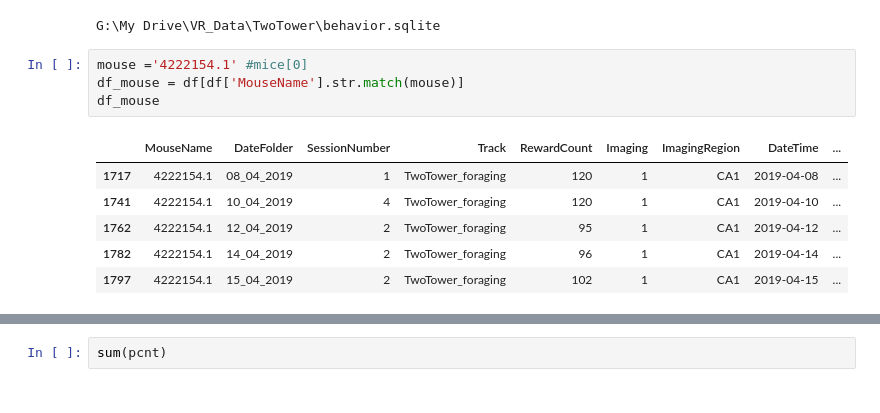
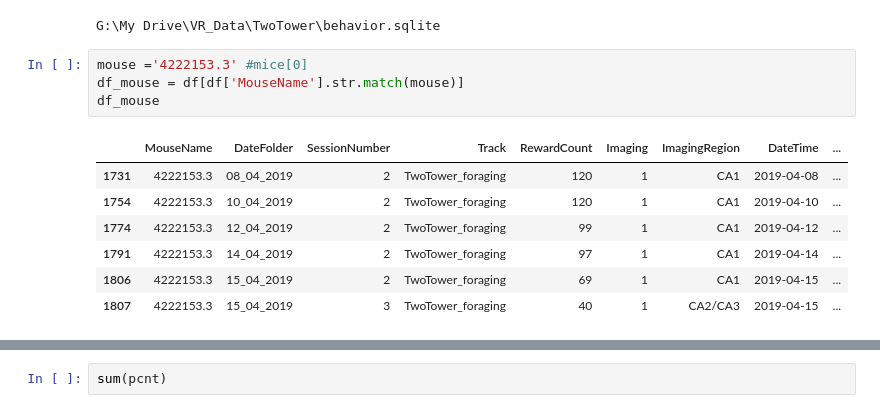
Before and after one commit to GiocomoLab/MightyMorphingPhotonRangers, a Jupyter notebook: cosyne_abstract/PCA_plot_debugging.ipynb, the cells around one changed output, grey strips where cells are left out. Drawn from its saved outputs; the diff is of its cells as text.

```diff
--- a/cosyne_abstract/PCA_plot_debugging.ipynb
+++ b/cosyne_abstract/PCA_plot_debugging.ipynb
@@ -25,14 +25,15 @@ df = df[df['Track'].str.contains(tracks,regex=True)]
 # %% [output]
 G:\My Drive\VR_Data\TwoTower\behavior.sqlite
 # %%
-mouse ='4222154.1' #mice[0]
+mouse ='4222153.3' #mice[0]
 df_mouse = df[df['MouseName'].str.match(mouse)]
 df_mouse
 # %% [output]
 |  | MouseName | DateFolder | SessionNumber | Track | RewardCount | Imaging | ImagingRegion | DateTime | ... |
-| 1717 | 4222154.1 | 08_04_2019 | 1 | TwoTower_foraging | 120 | 1 | CA1 | 2019-04-08 | ... |
-| 1741 | 4222154.1 | 10_04_2019 | 4 | TwoTower_foraging | 120 | 1 | CA1 | 2019-04-10 | ... |
-| 1762 | 4222154.1 | 12_04_2019 | 2 | TwoTower_foraging | 95 | 1 | CA1 | 2019-04-12 | ... |
-| 1782 | 4222154.1 | 14_04_2019 | 2 | TwoTower_foraging | 96 | 1 | CA1 | 2019-04-14 | ... |
-| 1797 | 4222154.1 | 15_04_2019 | 2 | TwoTower_foraging | 102 | 1 | CA1 | 2019-04-15 | ... |
+| 1731 | 4222153.3 | 08_04_2019 | 2 | TwoTower_foraging | 120 | 1 | CA1 | 2019-04-08 | ... |
+| 1754 | 4222153.3 | 10_04_2019 | 2 | TwoTower_foraging | 120 | 1 | CA1 | 2019-04-10 | ... |
+| 1774 | 4222153.3 | 12_04_2019 | 2 | TwoTower_foraging | 99 | 1 | CA1 | 2019-04-12 | ... |
+| 1791 | 4222153.3 | 14_04_2019 | 2 | TwoTower_foraging | 97 | 1 | CA1 | 2019-04-14 | ... |
+| 1806 | 4222153.3 | 15_04_2019 | 2 | TwoTower_foraging | 69 | 1 | CA1 | 2019-04-15 | ... |
+| 1807 | 4222153.3 | 15_04_2019 | 3 | TwoTower_foraging | 40 | 1 | CA2/CA3 | 2019-04-15 | ... |
 # %%
```
Also changed, not shown: parts of 3 cells of this notebook, 10 other files.
